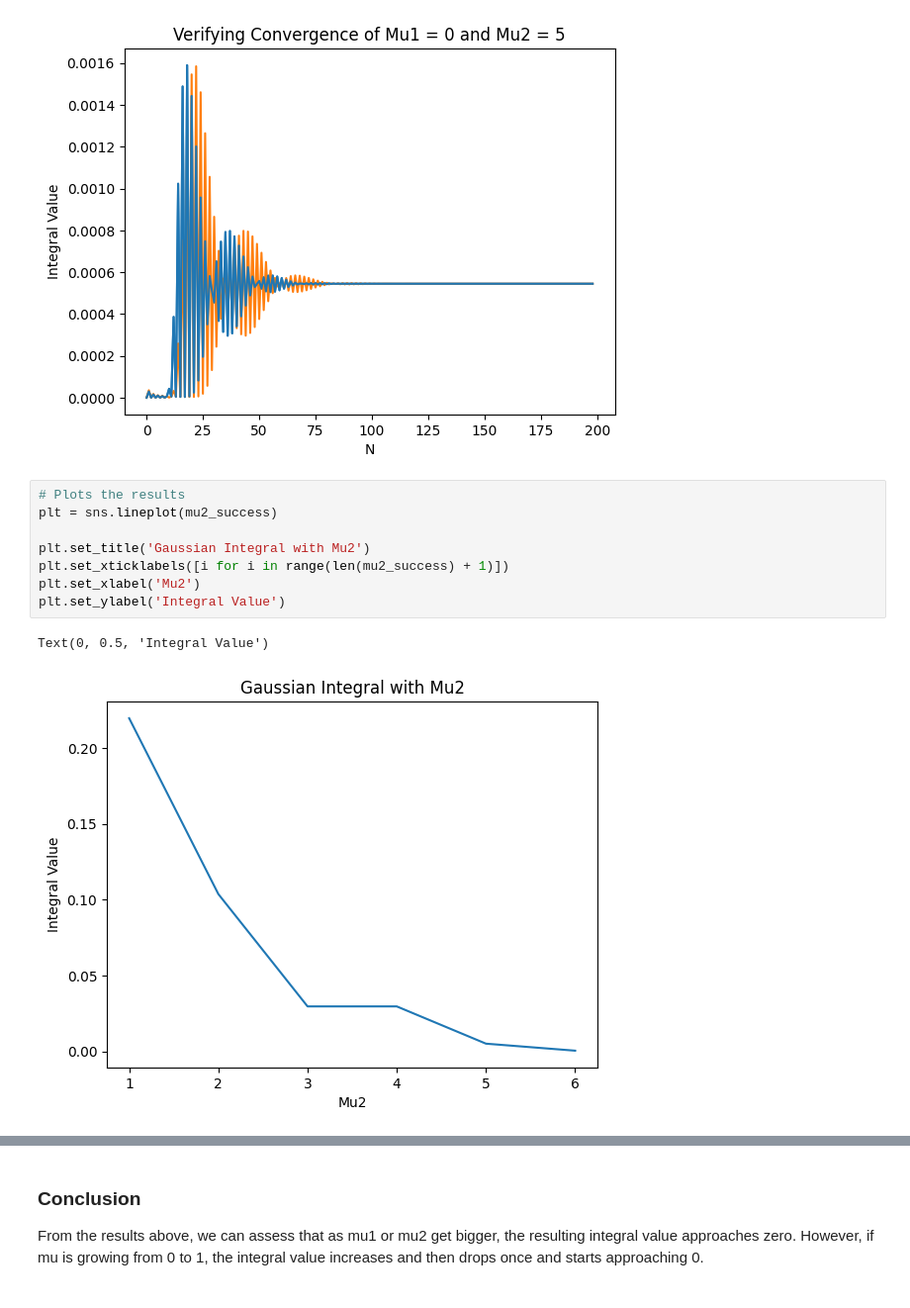
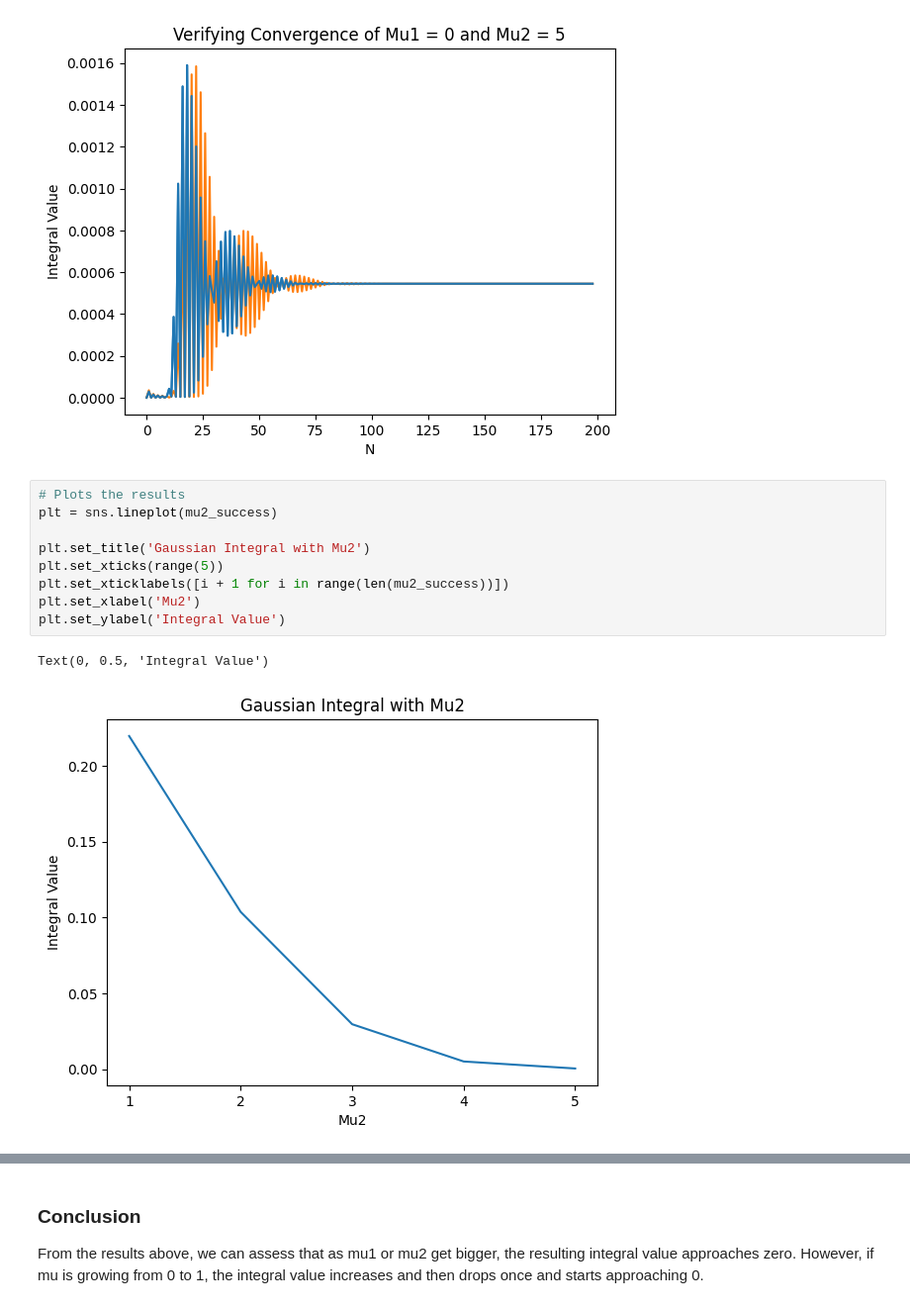
Before and after one commit to Tqkoyaki/Research, a Jupyter notebook: GaussianIntegral.ipynb, the cells around one changed output, grey strips where cells are left out. Shown at 99% size. Drawn from its saved outputs; the diff is of its cells as text.

```diff
--- a/GaussianIntegral.ipynb
+++ b/GaussianIntegral.ipynb
@@ -218,11 +218,12 @@ The integral is approximately 0.0005445710575870933
 # %%
 # Plots the results
 plt = sns.lineplot(mu2_success)
 
 plt.set_title('Gaussian Integral with Mu2')
-plt.set_xticklabels([i for i in range(len(mu2_success) + 1)])
+plt.set_xticks(range(5))
+plt.set_xticklabels([i + 1 for i in range(len(mu2_success))])
 plt.set_xlabel('Mu2')
 plt.set_ylabel('Integral Value')
 # %% [output]
 Text(0, 0.5, 'Integral Value')
-[figure, old version]
+[figure, new version]
```
Also changed, not shown: parts of 1 cell of this notebook.
